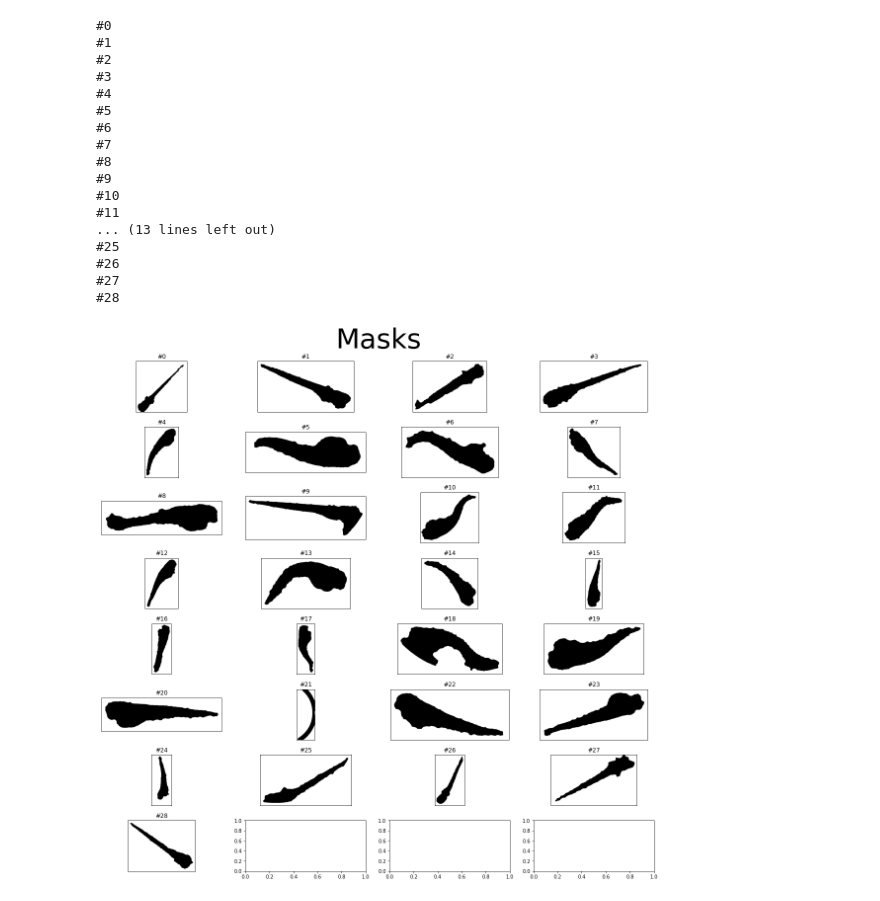
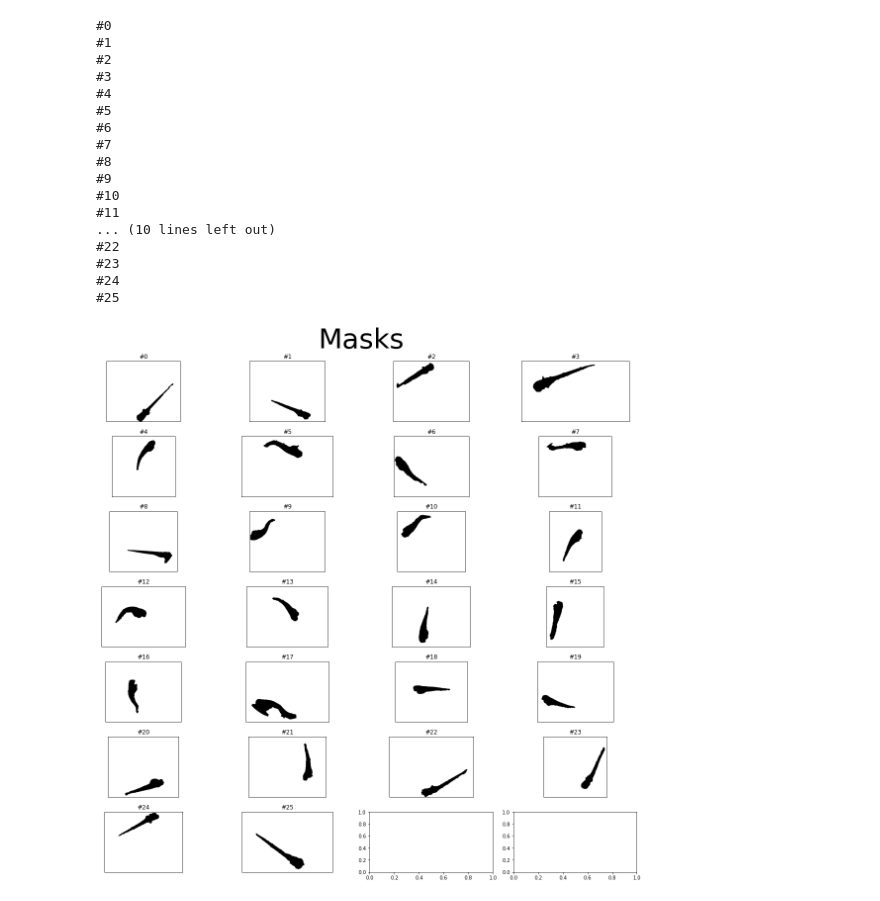
Before and after one commit to gimesia/zebrafisher, a Jupyter notebook: src/measure/test1.ipynb, the cells around one changed output. Saved outputs shown, nothing was run; the diff lists cells and outputs as text; code cells hidden in the pictures.

```diff
--- a/src/measure/test1.ipynb
+++ b/src/measure/test1.ipynb
@@ -66,10 +75,12 @@ for i, fish in enumerate(fishes):
     fish.processed = normalize_0_255(fish.processed)
     fish = find_well_props(fish)
     fish = find_fish_props(fish)
-    if fish.fish_props.has_fish and fish.fish_props.has_fish:
+    if fish.success:
         successful_fishes.append(fish)
     else:
         bad_names.append(fish)
+
+fishes = successful_fishes.copy()
 # %% [output]
 zf1.JPG
 Reading in file from:
@@ -112,29 +123,29 @@ plot_images(list(map(lambda x: (x.fish_props.mask.cropped), fishes)), nums=True)
 # %%
 masks = []
 
-for i, fish in enumerate(successful_fishes):
+for i, fish in enumerate(fishes):
     print(f'#{i}')
-    if fish.fish_props.has_fish: masks.append(fish.fish_props.mask.cropped)
+    if fish.fish_props.has_fish: masks.append(fish.fish_props.mask.og)
 plot_images(masks, nums=True, title="Masks")
 # %% [output]
 #0
 #1
 #2
 #3
 #4
 #5
 #6
 #7
 #8
 #9
 #10
 #11
-... (13 lines left out)
+... (10 lines left out)
+#22
+#23
+#24
 #25
-#26
-#27
-#28
-[figure, old version]
+[figure, new version]
 # %%
 eyes = []
 
```
Also changed, not shown: parts of 24 cells of this notebook, 4 other files.
